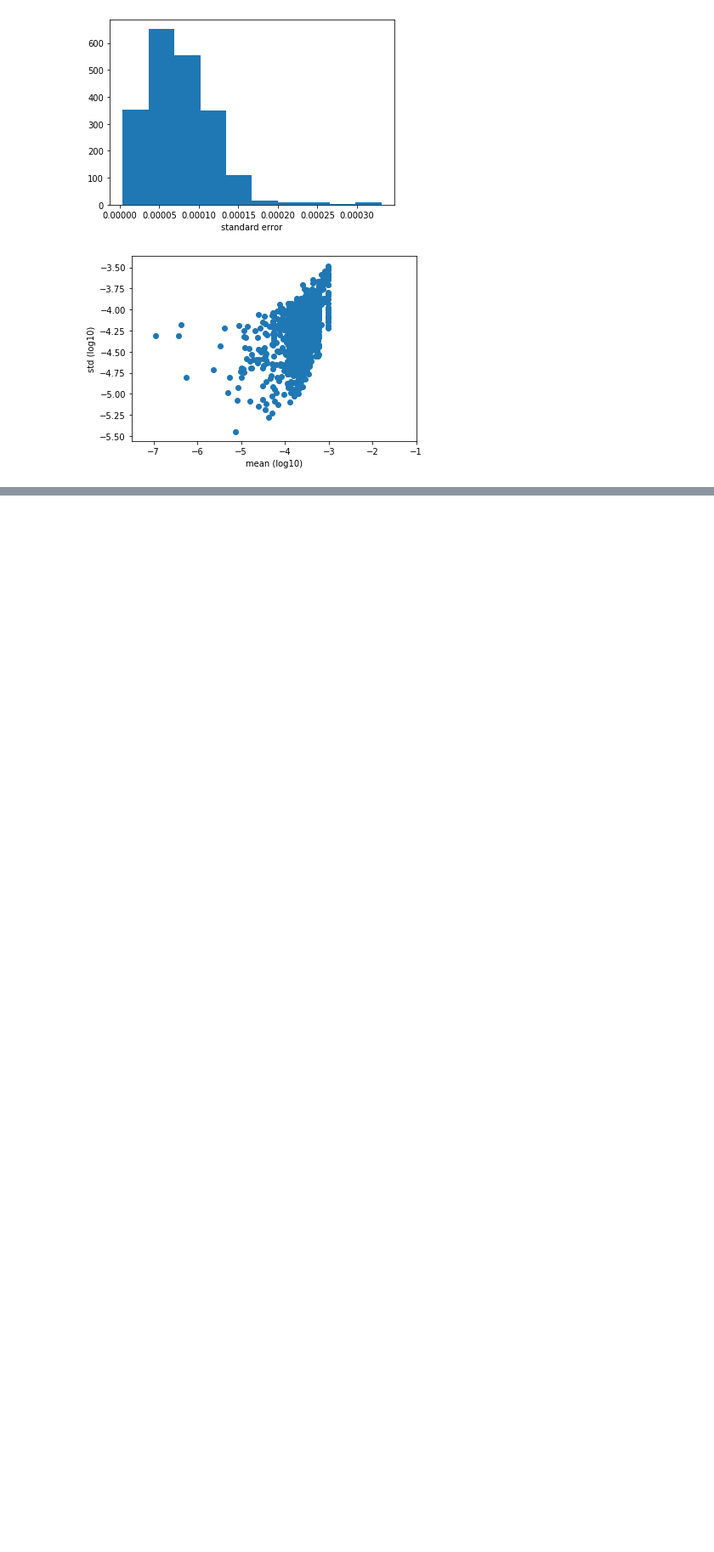
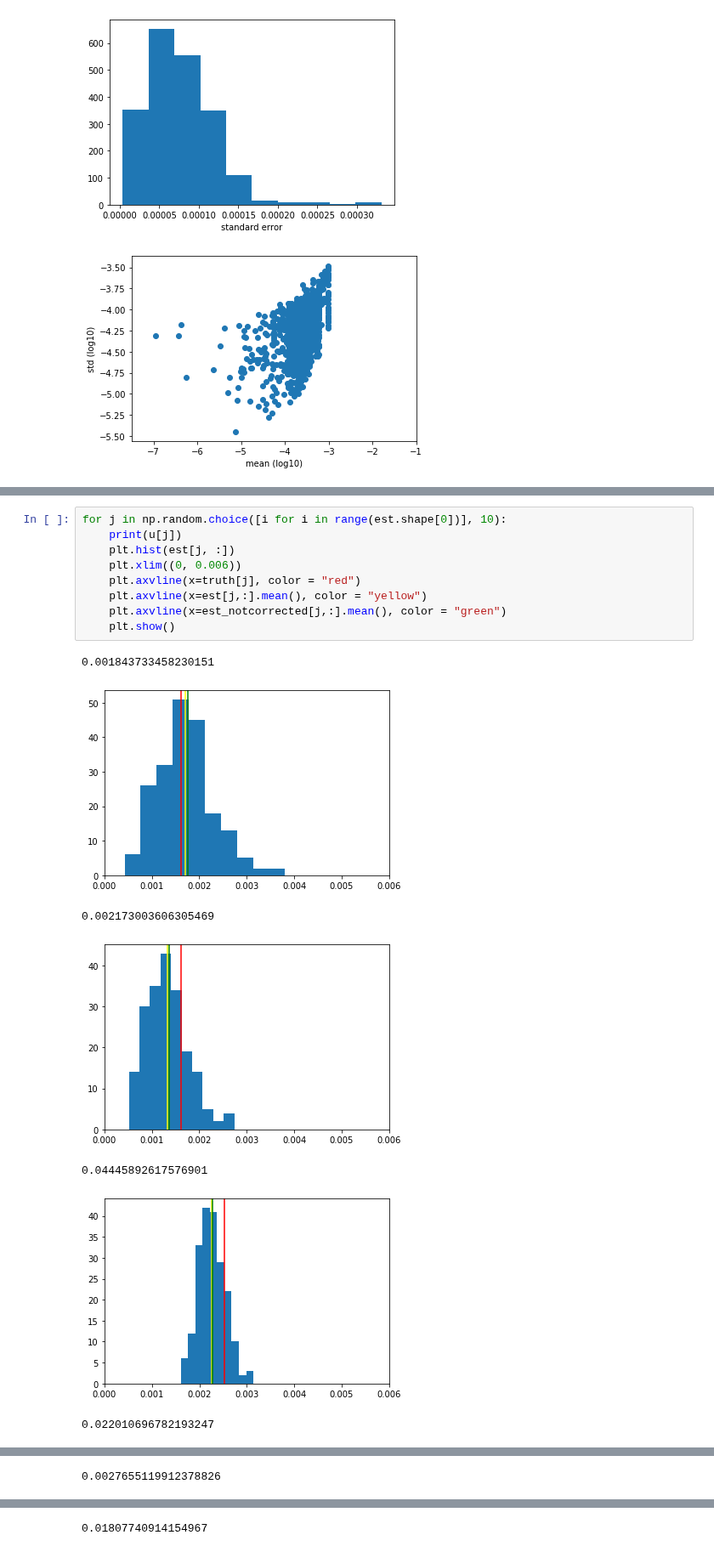
Before and after one commit to zihao12/pyJSMF-RAW, a Jupyter notebook: experiments/findK-correction-step1and2.ipynb, the cells around one changed output, grey strips where cells are left out. Shown at 85% size. Drawn from its saved outputs; the diff is of its cells as text; blank space fills up the shorter version.

```diff
--- a/experiments/findK-correction-step1and2.ipynb
+++ b/experiments/findK-correction-step1and2.ipynb
@@ -446,0 +477,17 @@ plt.show()
+# %%
+for j in np.random.choice([i for i in range(est.shape[0])], 10):
+    print(u[j])
+    plt.hist(est[j, :])
+    plt.xlim((0, 0.006))
+    plt.axvline(x=truth[j], color = "red")
+    plt.axvline(x=est[j,:].mean(), color = "yellow")
+    plt.axvline(x=est_notcorrected[j,:].mean(), color = "green")
+    plt.show()
+# %% [output]
+0.001843733458230151
+[figure, added]
+0.002173003606305469
+[figure, added]
+0.04445892617576901
+[figure, added]
+0.022010696782193247
@@ -446,0 +495 @@ plt.show()
+0.0027655119912378826
@@ -446,0 +497 @@ plt.show()
+0.01807740914154967
```
Also changed, not shown: parts of 4 cells of this notebook, 2 other files.
